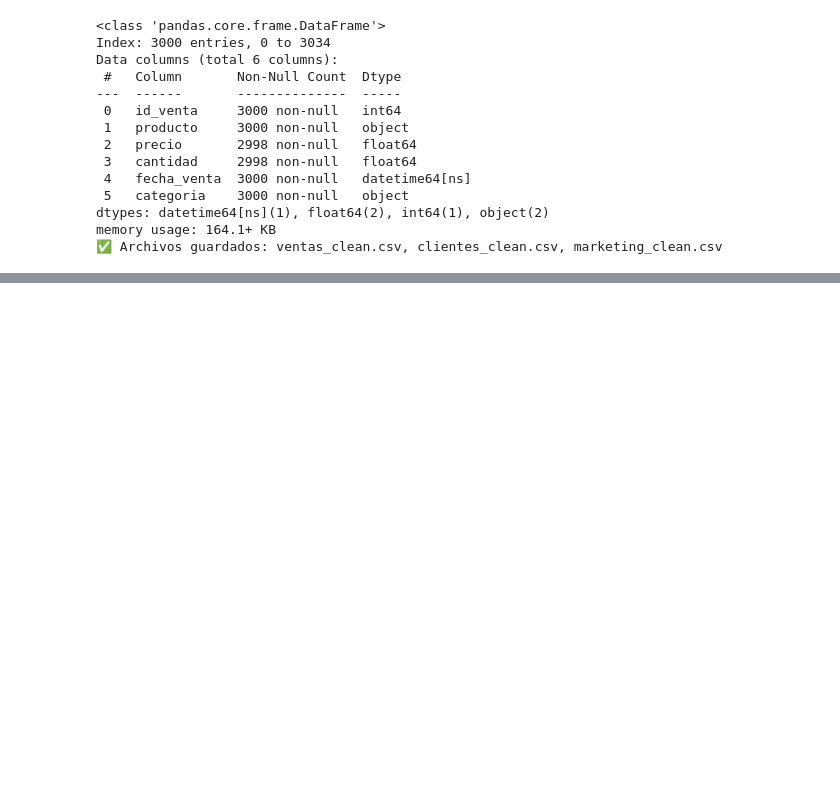
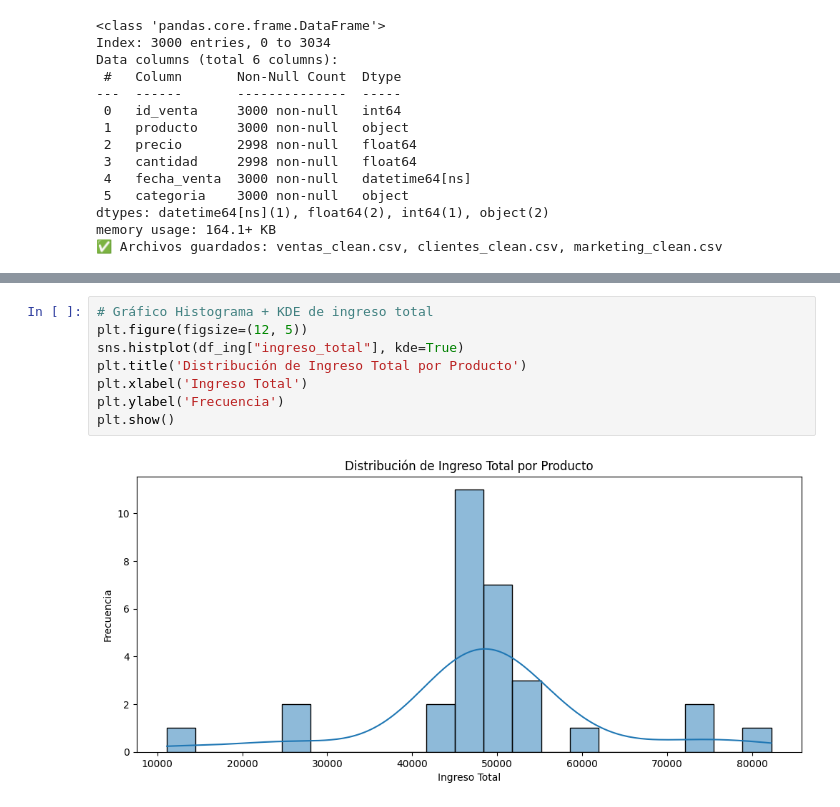
Before and after one commit to gonzagomezouton-cell/entrega_final_gonzalo_gomez_outon_analisis_de_datos, a Jupyter notebook: Entrega_final_Gonzalo_Gomez_Outon.ipynb, the cells around one changed output, grey strips where cells are left out. Saved outputs shown, nothing was run; the diff lists cells and outputs as text; blank space fills up the shorter version.

```diff
--- a/Entrega_final_Gonzalo_Gomez_Outon.ipynb
+++ b/Entrega_final_Gonzalo_Gomez_Outon.ipynb
@@ -717,0 +1034,10 @@ print(reporte_calidad_global([ventas_clean, clientes_clean, marketing_clean],["V
+# %%
+# Gráfico Histograma + KDE de ingreso total
+plt.figure(figsize=(12, 5))
+sns.histplot(df_ing["ingreso_total"], kde=True)
+plt.title('Distribución de Ingreso Total por Producto')
+plt.xlabel('Ingreso Total')
+plt.ylabel('Frecuencia')
+plt.show()
+# %% [output]
+[figure, added]
```
Also changed, not shown: parts of 50 cells of this notebook.
